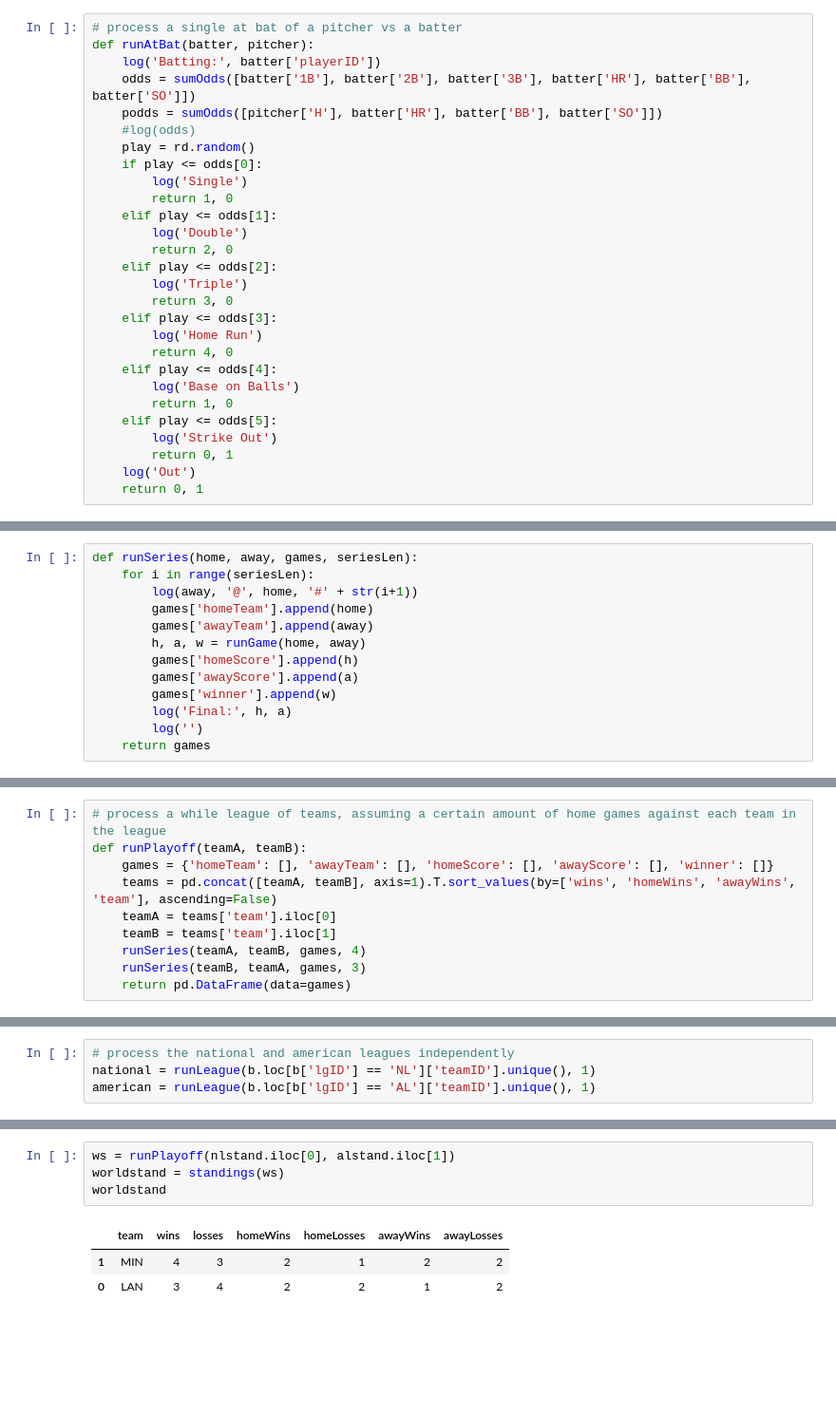
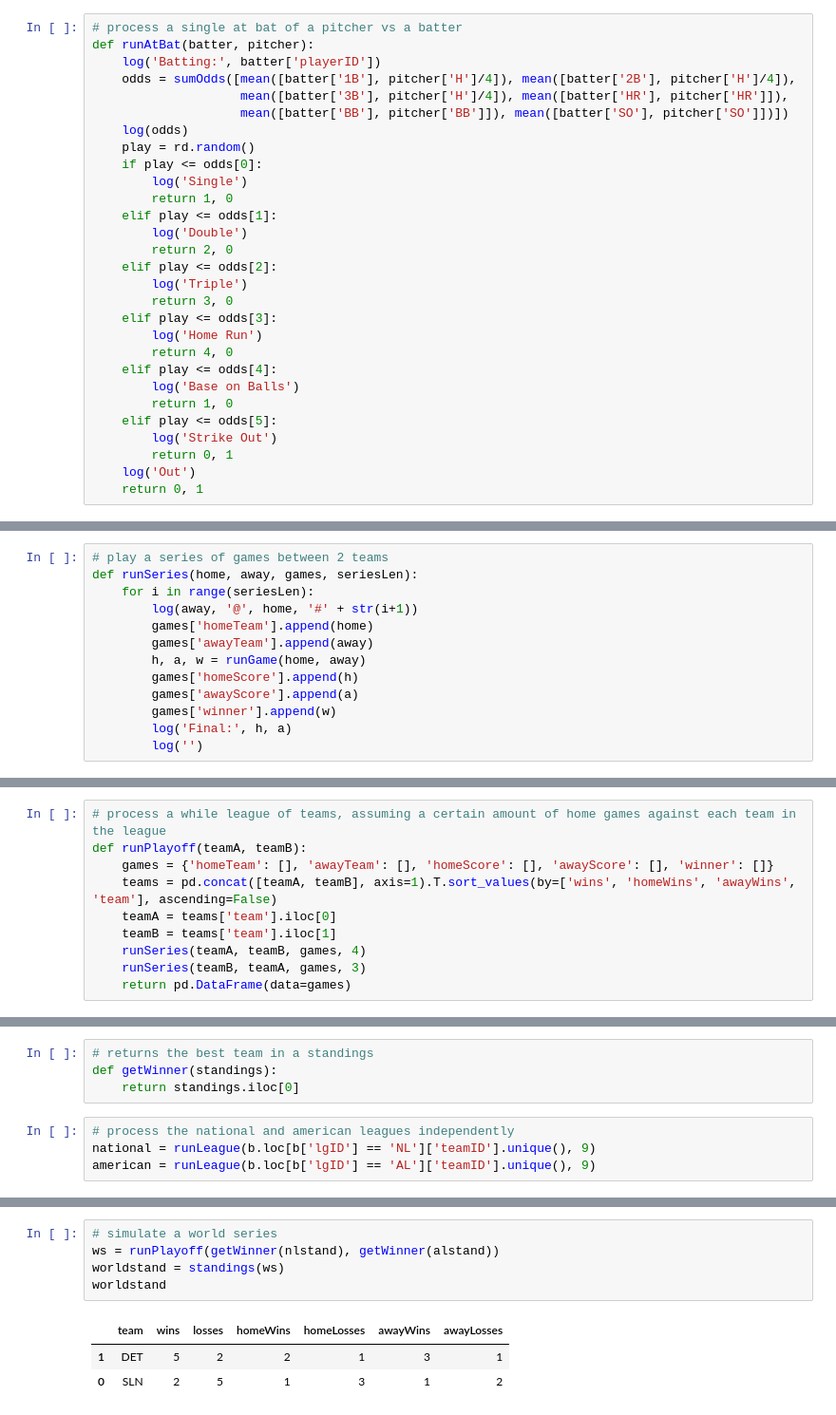
Before and after one commit to fruzyna/MU-MATH4630-Project, a Jupyter notebook: modeling.ipynb, the cells around one changed output, grey strips where cells are left out. Shown: that part at 95% size. Saved outputs shown, nothing was run; the diff lists cells and outputs as text; blank space fills up the shorter version.

```diff
--- a/modeling.ipynb
+++ b/modeling.ipynb
@@ -186,9 +190,10 @@ class Bases:
 # process a single at bat of a pitcher vs a batter
 def runAtBat(batter, pitcher):
     log('Batting:', batter['playerID'])
-    odds = sumOdds([batter['1B'], batter['2B'], batter['3B'], batter['HR'], batter['BB'], batter['SO']])
-    podds = sumOdds([pitcher['H'], batter['HR'], batter['BB'], batter['SO']])
-    #log(odds)
+    odds = sumOdds([mean([batter['1B'], pitcher['H']/4]), mean([batter['2B'], pitcher['H']/4]),
+                    mean([batter['3B'], pitcher['H']/4]), mean([batter['HR'], pitcher['HR']]),
+                    mean([batter['BB'], pitcher['BB']]), mean([batter['SO'], pitcher['SO']])])
+    log(odds)
     play = rd.random()
     if play <= odds[0]:
         log('Single')
@@ -253,6 +258,7 @@ def runGame(homeTeam, awayTeam):
         winner = 'AWAY'
     return home, away, winner
 # %%
+# play a series of games between 2 teams
 def runSeries(home, away, games, seriesLen):
     for i in range(seriesLen):
         log(away, '@', home, '#' + str(i+1))
@@ -264,7 +270,6 @@ def runSeries(home, away, games, seriesLen):
         games['winner'].append(w)
         log('Final:', h, a)
         log('')
-    return games
 # %%
 # process a while league of teams, assuming a certain amount of home games against each team in the league
 def runLeague(teams, seriesLen):
@@ -287,4 +310,8 @@ def runPlayoff(teamA, teamB):
+# %%
+# returns the best team in a standings
+def getWinner(standings):
+    return standings.iloc[0]
 # %%
 # process the national and american leagues independently
-national = runLeague(b.loc[b['lgID'] == 'NL']['teamID'].unique(), 1)
-american = runLeague(b.loc[b['lgID'] == 'AL']['teamID'].unique(), 1)
+national = runLeague(b.loc[b['lgID'] == 'NL']['teamID'].unique(), 9)
+american = runLeague(b.loc[b['lgID'] == 'AL']['teamID'].unique(), 9)
@@ -341,8 +350,9 @@ alstand
 # %%
-ws = runPlayoff(nlstand.iloc[0], alstand.iloc[1])
+# simulate a world series
+ws = runPlayoff(getWinner(nlstand), getWinner(alstand))
 worldstand = standings(ws)
 worldstand
 # %% [output]
 |  | team | wins | losses | homeWins | homeLosses | awayWins | awayLosses |
-| 1 | MIN | 4 | 3 | 2 | 1 | 2 | 2 |
-| 0 | LAN | 3 | 4 | 2 | 2 | 1 | 2 |
+| 1 | DET | 5 | 2 | 2 | 1 | 3 | 1 |
+| 0 | SLN | 2 | 5 | 1 | 3 | 1 | 2 |
```
Also changed, not shown: parts of 11 cells of this notebook.
